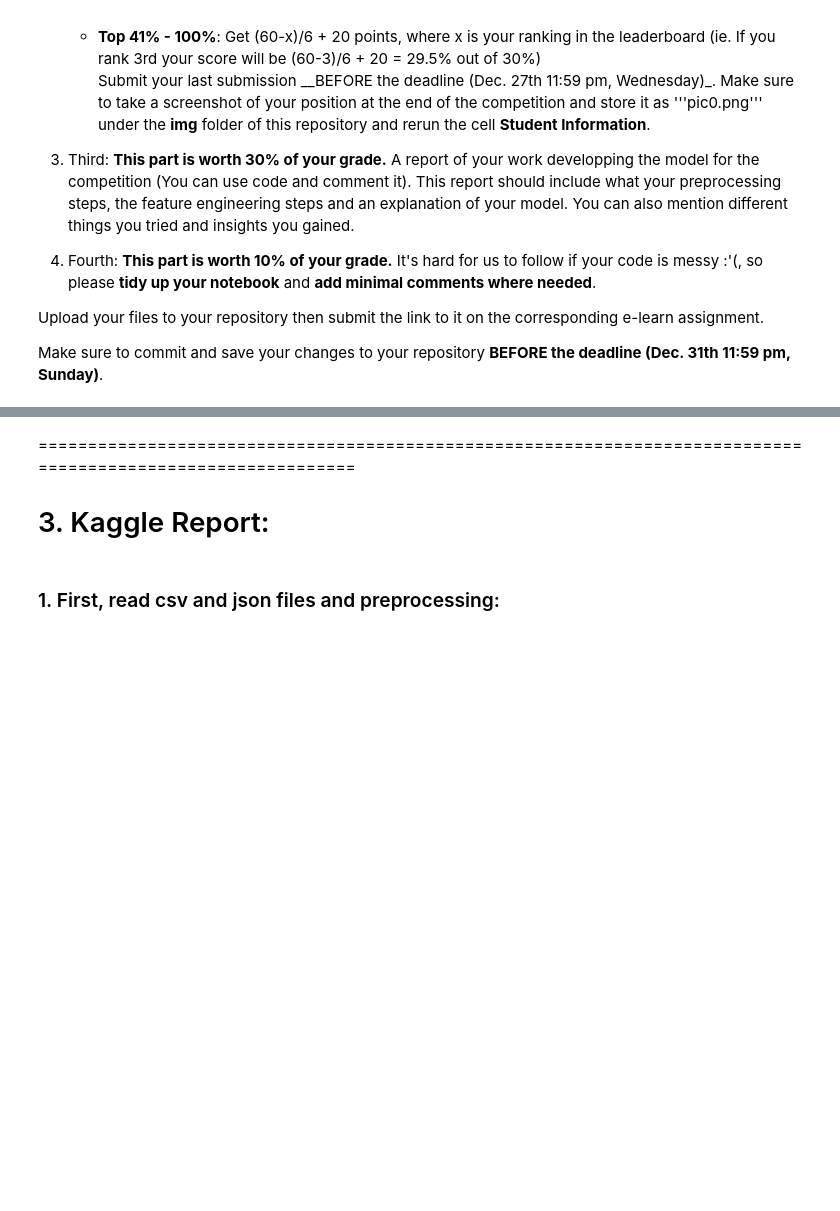
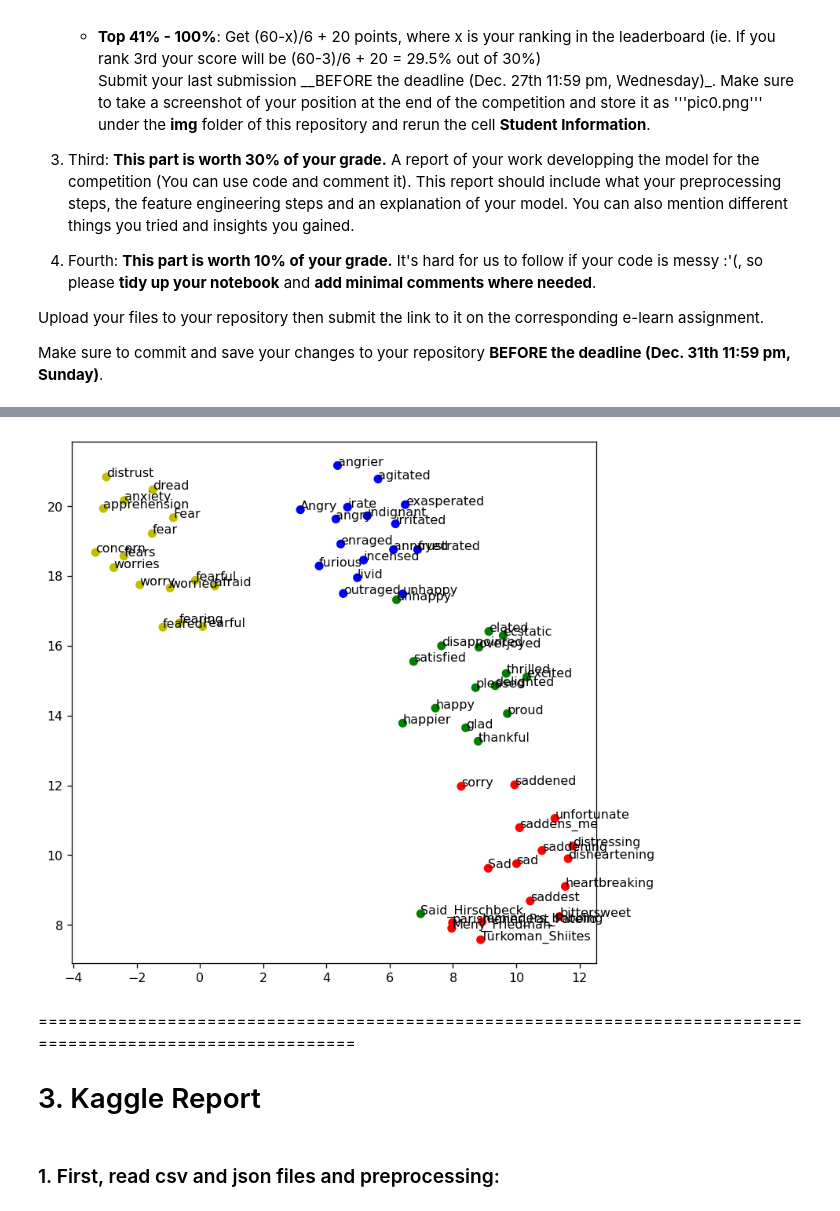
Before and after one commit to chihuahualee828/DM2023-Lab2-Master, a Jupyter notebook: Homework/DM2023-Lab2-Homework.ipynb, the cells around one changed output, grey strips where cells are left out. Cells and saved outputs as stored; diff of their text form; code cells hidden in the pictures; blank space fills up the shorter version.

```diff
--- a/Homework/DM2023-Lab2-Homework.ipynb
+++ b/Homework/DM2023-Lab2-Homework.ipynb
@@ -39,0 +503,13 @@ Make sure to commit and save your changes to your repository __BEFORE the deadli
+# %%
+from tensorflow.keras.preprocessing.sequence import pad_sequences
+from sklearn.preprocessing import LabelEncoder
+
+padded_encoded_train = pad_sequences(encoded_train, padding='post')
+padded_encoded_test = pad_sequences(encoded_test, padding='post')
+
+print(np.array(padded_encoded_train).shape)
+print(np.array(padded_encoded_test).shape)
+
+label_encoder = LabelEncoder()
+train_df['encoded_labels'] = label_encoder.fit_transform(train_df['emotion'])
+train_df.head()
@@ -39,0 +596,9 @@ Make sure to commit and save your changes to your repository __BEFORE the deadli
+# %%
+from gensim.models import KeyedVectors
+
+## Note: this model is very huge, this will take some time ...
+model_path = "../GoogleNews/GoogleNews-vectors-negative300.bin"
+w2v_google_model = KeyedVectors.load_word2vec_format(model_path, binary=True)
+print('load ok')
+
+w2v_google_model.most_similar('happy', topn=10)
@@ -40,6 +654,30 @@ Make sure to commit and save your changes to your repository __BEFORE the deadli
+# %%
+model = w2v_google_model
+
+## prepare training word vectors
+size = 200
+target_size = len(target_words)
+all_word = list(model.index_to_key)
+word_train = target_words + all_word[:size]
+X_train = model[word_train]
+
+## t-SNE model
+tsne = TSNE(n_components=2, metric='cosine', random_state=28)
+
+## training
+X_tsne = tsne.fit_transform(X_train)
+
+## plot the result
+plt.figure(figsize=(7.5, 7.5), dpi=115)
+plt.scatter(X_tsne[:target_size, 0], X_tsne[:target_size, 1], c=color)
+for label, x, y in zip(target_words, X_tsne[:target_size, 0], X_tsne[:target_size, 1]):
+    plt.annotate(label, xy=(x,y), xytext=(0,0),  textcoords='offset points')
+plt.show()
+# %% [output]
+[figure, added]
 # %% [markdown]
 =============================================================================================================
-# 3. Kaggle Report:
+# 3. Kaggle Report
 # %% [markdown]
 ### 1. First, read csv and json files and preprocessing:
 # %%
```
Also changed, not shown: parts of 55 cells of this notebook.
